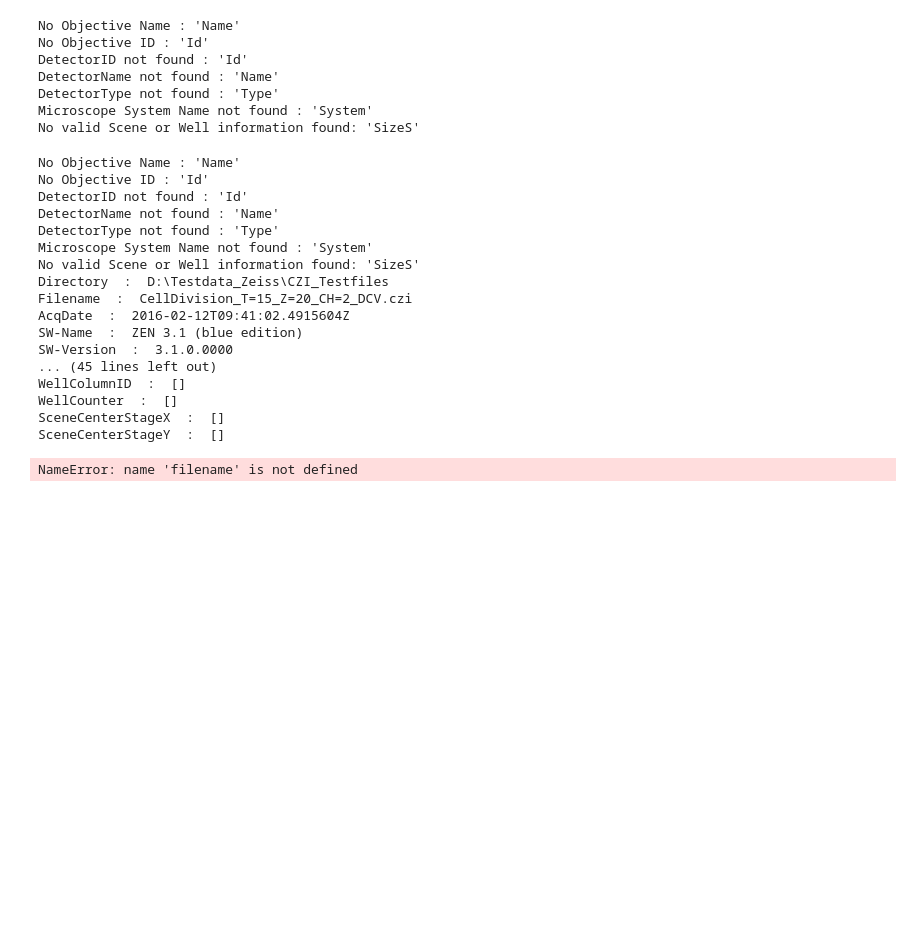
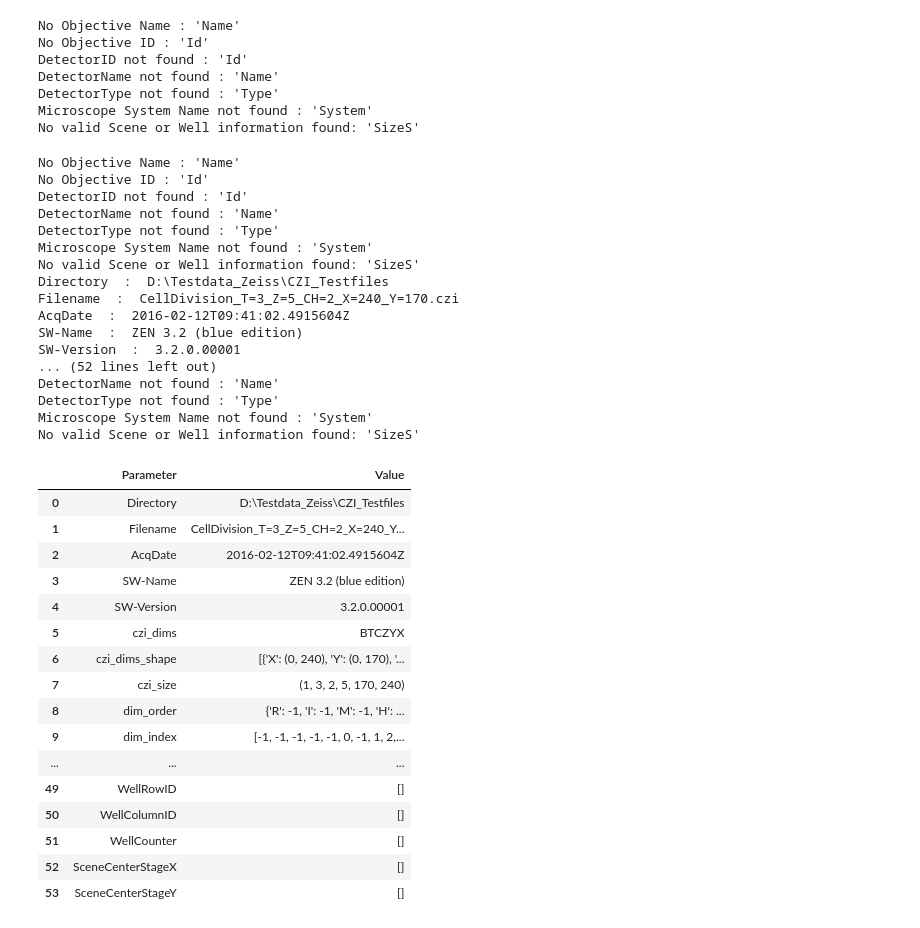
Before and after one commit to sebi06/czi_playground, a Jupyter notebook: examples/notebooks/read_czi_metadata.ipynb, the cells around one changed output. Drawn from its saved outputs; the diff is of its cells as text; code cells hidden in the pictures; blank space fills up the shorter version.

```diff
--- a/examples/notebooks/read_czi_metadata.ipynb
+++ b/examples/notebooks/read_czi_metadata.ipynb
@@ -68,39 +68,55 @@ No valid Scene or Well information found: 'SizeS'
 # %%
 # get the complete metadata at once as one big class
 mdata = czimd.CziMetadata(fc.selected)
 
-# get the metadata as a dictionary
+# get the metadata as a dictionary from class
 mdict1 = czimd.create_mdict_complete(mdata, sort=False)
 for k,v in mdict1.items():
     print(k, ' : ', v)
 
 # get the CZI metadata dictionary directly from filename
-mdict2 = czimd.create_mdict_complete(filename, sort=False)
+mdict2 = czimd.create_mdict_complete(fc.selected, sort=False)
 
 # convert metadata dictionary to a pandas dataframe
 mdframe = misc.md2dataframe(mdict1)
 
 # and display it nicely as a HTML inside the jupyter notebook
 display(HTML(mdframe.to_html()))
 # %% [output]
 No Objective Name : 'Name'
 No Objective ID : 'Id'
 DetectorID not found : 'Id'
 DetectorName not found : 'Name'
 DetectorType not found : 'Type'
 Microscope System Name not found : 'System'
 No valid Scene or Well information found: 'SizeS'
 Directory  :  D:\Testdata_Zeiss\CZI_Testfiles
-Filename  :  CellDivision_T=15_Z=20_CH=2_DCV.czi
+Filename  :  CellDivision_T=3_Z=5_CH=2_X=240_Y=170.czi
 AcqDate  :  2016-02-12T09:41:02.4915604Z
-SW-Name  :  ZEN 3.1 (blue edition)
-SW-Version  :  3.1.0.0000
-... (45 lines left out)
-WellColumnID  :  []
-WellCounter  :  []
-SceneCenterStageX  :  []
-SceneCenterStageY  :  []
+SW-Name  :  ZEN 3.2 (blue edition)
+SW-Version  :  3.2.0.00001
+... (52 lines left out)
+DetectorName not found : 'Name'
+DetectorType not found : 'Type'
+Microscope System Name not found : 'System'
+No valid Scene or Well information found: 'SizeS'
-NameError: name 'filename' is not defined
+|  | Parameter | Value |
+| 0 | Directory | D:\Testdata_Zeiss\CZI_Testfiles |
+| 1 | Filename | CellDivision_T=3_Z=5_CH=2_X=240_Y... |
+| 2 | AcqDate | 2016-02-12T09:41:02.4915604Z |
+| 3 | SW-Name | ZEN 3.2 (blue edition) |
+| 4 | SW-Version | 3.2.0.00001 |
+| 5 | czi_dims | BTCZYX |
+| 6 | czi_dims_shape | [{'X': (0, 240), 'Y': (0, 170), '... |
+| 7 | czi_size | (1, 3, 2, 5, 170, 240) |
+| 8 | dim_order | {'R': -1, 'I': -1, 'M': -1, 'H': ... |
+| 9 | dim_index | [-1, -1, -1, -1, -1, 0, -1, 1, 2,... |
+| ... | ... | ... |
+| 49 | WellRowID | [] |
+| 50 | WellColumnID | [] |
+| 51 | WellCounter | [] |
+| 52 | SceneCenterStageX | [] |
+| 53 | SceneCenterStageY | [] |
 # %%
 # write XML to disk
 xmlfile = czimd.writexml_czi(fc.selected)
```
Also changed, not shown: parts of 8 cells of this notebook.
